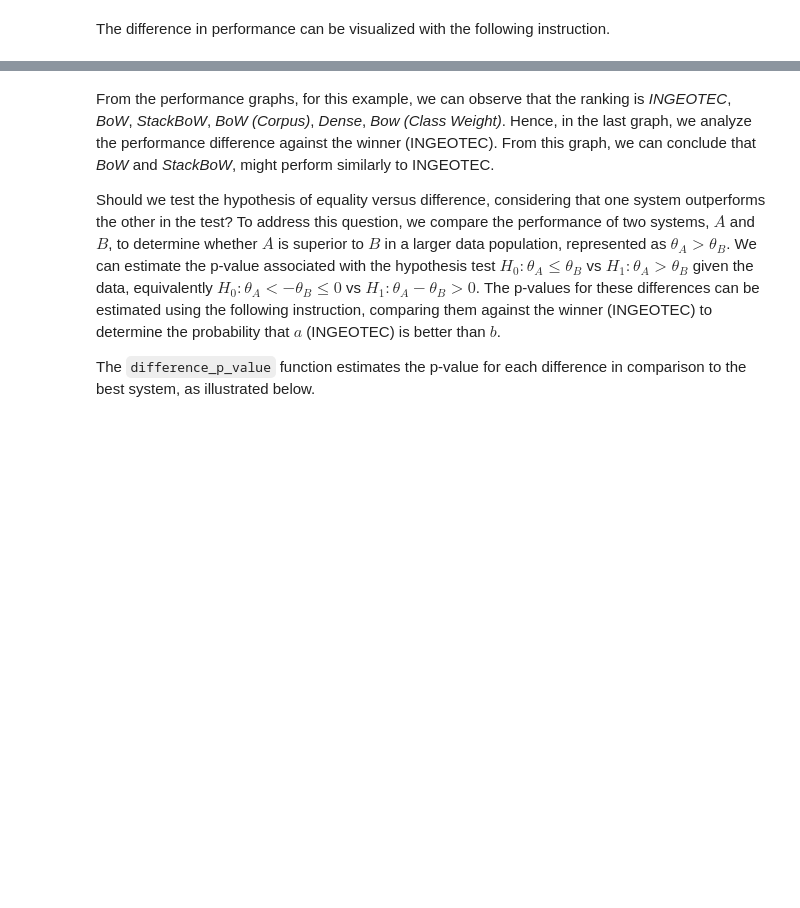
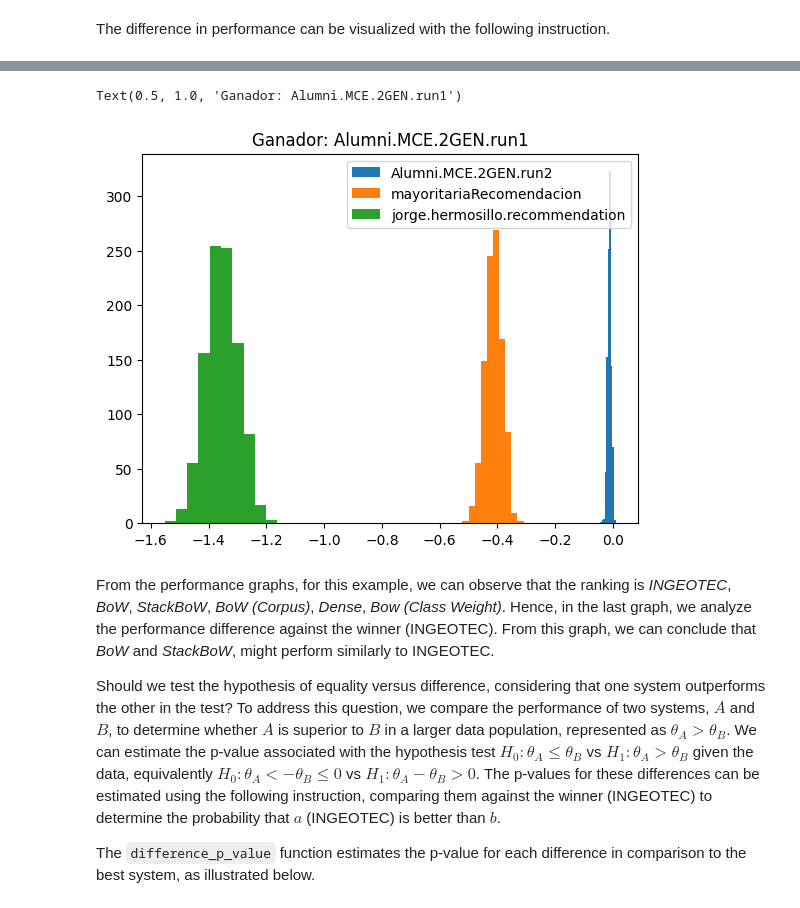
Before and after one commit to NavaSergio/python_autoestudio, a Jupyter notebook: test_CompStats/REST-MEX21-R.ipynb, the cells around one changed output, grey strips where cells are left out. Drawn from its saved outputs; the diff is of its cells as text; code cells hidden in the pictures; blank space fills up the shorter version.

```diff
--- a/test_CompStats/REST-MEX21-R.ipynb
+++ b/test_CompStats/REST-MEX21-R.ipynb
@@ -116,3 +199,11 @@ face_grid_diff = plot_difference(diff)
+# %%
+for key, value in diff.calls.items():
+    plt.hist(value,label=key)
+plt.legend(loc='upper right')
+plt.title(f"Ganador: {diff.info['best']}" )
+# %% [output]
+Text(0.5, 1.0, 'Ganador: Alumni.MCE.2GEN.run1')
+[figure, added]
 # %% [markdown]
 From the performance graphs, for this example, we can observe that the ranking is *INGEOTEC*, *BoW*, *StackBoW*, *BoW (Corpus)*, *Dense*, *Bow (Class Weight)*. Hence, in the last graph, we analyze the performance difference against the winner (INGEOTEC). From this graph, we can conclude that *BoW* and *StackBoW*, might perform similarly to INGEOTEC.
 
```
Also changed, not shown: parts of 26 cells of this notebook, 2 other files.
